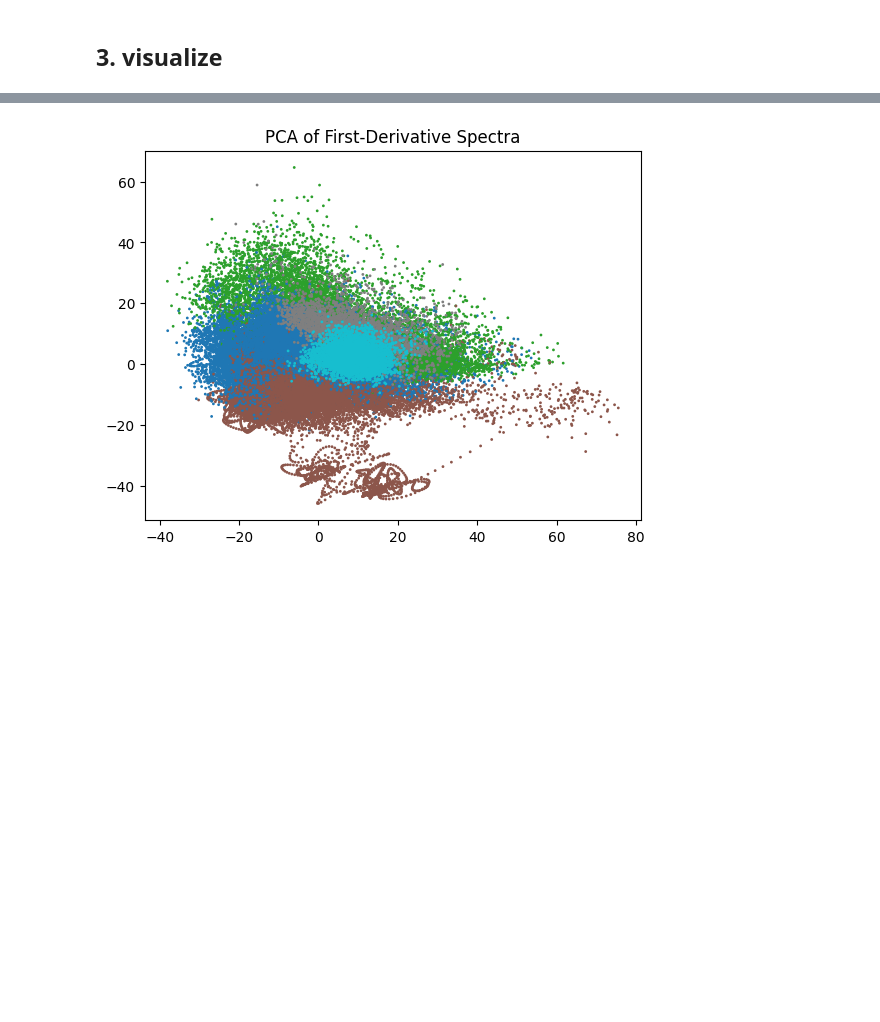
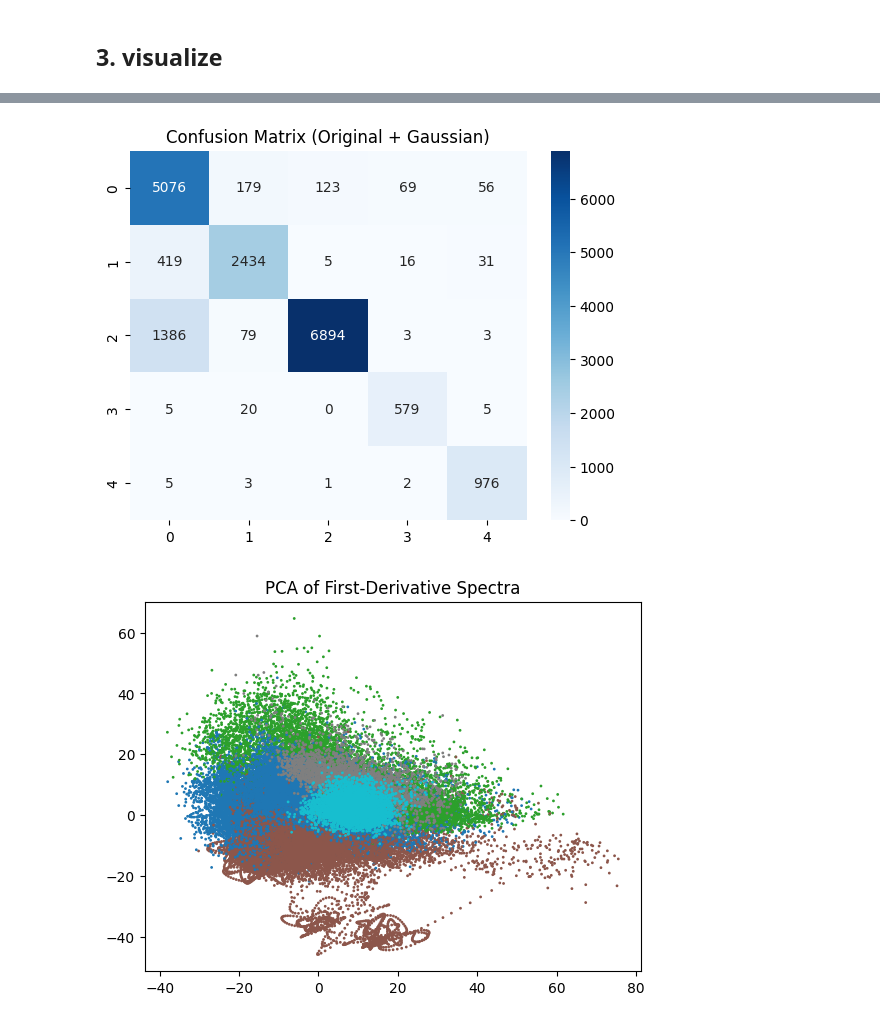
Before and after one commit to Belukha9/6884-project, a Jupyter notebook: 6884.ipynb, the cells around one changed output, grey strips where cells are left out. Drawn from its saved outputs; the diff is of its cells as text; code cells hidden in the pictures; blank space fills up the shorter version.

```diff
--- a/6884.ipynb
+++ b/6884.ipynb
@@ -366,12 +224,8 @@ plt.show()
 # %%
 spectral_data = pd.read_csv("/content/drive/MyDrive/uterine/processed_spectra.csv")
 # %%
-# labels
 y = spectral_data['labeling'].values.astype(int)
+X0 = spectral_data.drop(columns=['labeling']).values
 
-# all wavelength columns
-X = spectral_data.drop(columns=['labeling']).values
-
-print(X.shape)  # 应该是 (samples, ~500)
-print(y.shape)
+print("X0 shape:", X0.shape)
 # %% [output]
@@ -388,0 +233,17 @@ print(X_pca.shape)   # → (91845, 20)
+# %%
+from sklearn.decomposition import PCA
+
+
+# ---- 2) normalize ----
+X_mean = X0.mean(axis=0, keepdims=True)
+X_std  = X0.std(axis=0, keepdims=True) + 1e-8
+X_norm = (X0 - X_mean) / X_std
+
+print("X_norm shape:", X_norm.shape)
+
+
+# ---- 3) PCA -> 20 dim ----
+pca = PCA(n_components=20)
+X_pca = pca.fit_transform(X_norm)
+
+print("X_pca shape:", X_pca.shape)
@@ -507,3 +376,13 @@ Each fold: [0.8575861505797812, 0.8635200609722903, 0.8576950296695519, 0.859600
+# %%
+from sklearn.metrics import confusion_matrix
+import seaborn as sns
+
+cm = confusion_matrix(y_te, y_pred, labels=classes)
+sns.heatmap(cm, annot=True, fmt="d", cmap="Blues")
+plt.title("Confusion Matrix (Original + Gaussian)")
+plt.show()
+# %% [output]
+[figure, added]
 # %%
 plt.scatter(X_pca[:,0], X_pca[:,1], c=y, cmap='tab10', s=1)
 plt.title("PCA of First-Derivative Spectra")
```
Also changed, not shown: parts of 13 cells of this notebook.
